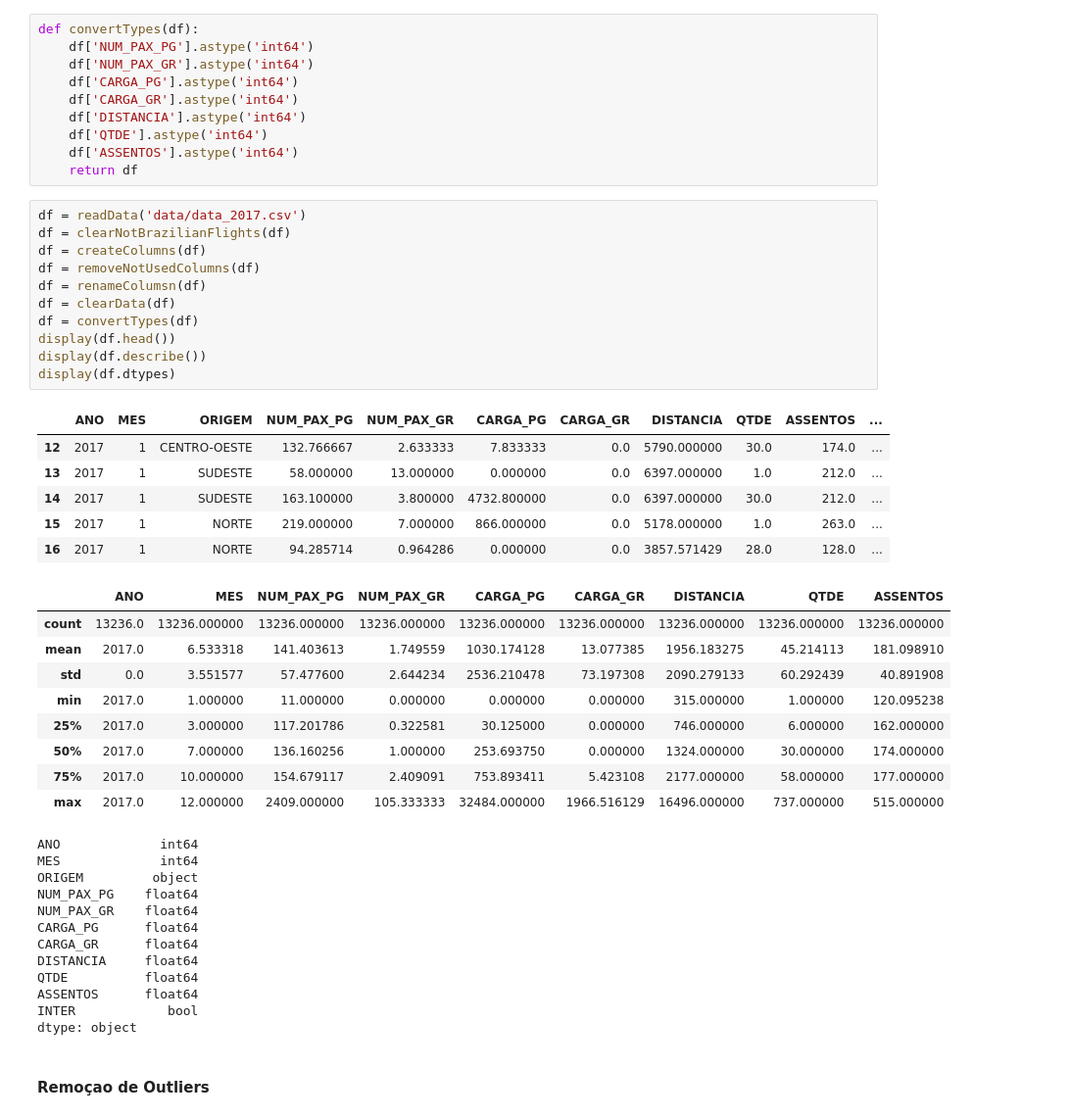
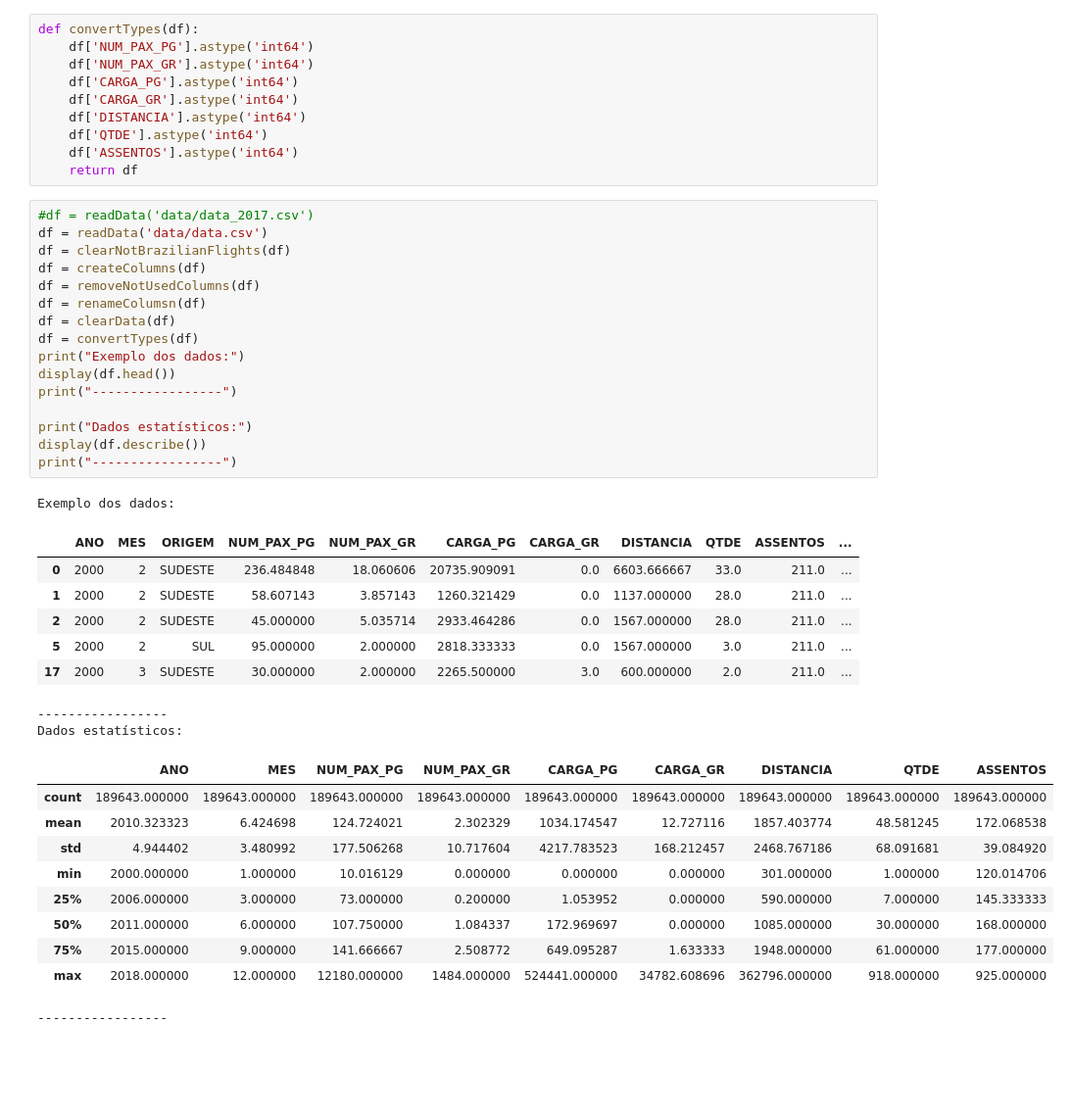
Before and after one commit to tassotirap/data-science, a Jupyter notebook: ds-udacity/nanodegree/projetos/final/Projeto.ipynb, the cells around one changed output. Shown at 98% size. Cells and saved outputs as stored; diff of their text form; blank space fills up the shorter version.

```diff
--- a/ds-udacity/nanodegree/projetos/final/Projeto.ipynb
+++ b/ds-udacity/nanodegree/projetos/final/Projeto.ipynb
@@ -91,43 +104,38 @@ def convertTypes(df):
     df['ASSENTOS'].astype('int64')
     return df
 # %%
-df = readData('data/data_2017.csv')
+#df = readData('data/data_2017.csv')
+df = readData('data/data.csv')
 df = clearNotBrazilianFlights(df)
 df = createColumns(df)
 df = removeNotUsedColumns(df)
 df = renameColumsn(df)
 df = clearData(df)
 df = convertTypes(df)
+print("Exemplo dos dados:")
 display(df.head())
+print("-----------------")
+
+print("Dados estatísticos:")
 display(df.describe())
-display(df.dtypes)
+print("-----------------")
 # %% [output]
+Exemplo dos dados:
 |  | ANO | MES | ORIGEM | NUM_PAX_PG | NUM_PAX_GR | CARGA_PG | CARGA_GR | DISTANCIA | QTDE | ASSENTOS | ... |
-| 12 | 2017 | 1 | CENTRO-OESTE | 132.766667 | 2.633333 | 7.833333 | 0.0 | 5790.000000 | 30.0 | 174.0 | ... |
-| 13 | 2017 | 1 | SUDESTE | 58.000000 | 13.000000 | 0.000000 | 0.0 | 6397.000000 | 1.0 | 212.0 | ... |
-| 14 | 2017 | 1 | SUDESTE | 163.100000 | 3.800000 | 4732.800000 | 0.0 | 6397.000000 | 30.0 | 212.0 | ... |
-| 15 | 2017 | 1 | NORTE | 219.000000 | 7.000000 | 866.000000 | 0.0 | 5178.000000 | 1.0 | 263.0 | ... |
-| 16 | 2017 | 1 | NORTE | 94.285714 | 0.964286 | 0.000000 | 0.0 | 3857.571429 | 28.0 | 128.0 | ... |
+| 0 | 2000 | 2 | SUDESTE | 236.484848 | 18.060606 | 20735.909091 | 0.0 | 6603.666667 | 33.0 | 211.0 | ... |
+| 1 | 2000 | 2 | SUDESTE | 58.607143 | 3.857143 | 1260.321429 | 0.0 | 1137.000000 | 28.0 | 211.0 | ... |
+| 2 | 2000 | 2 | SUDESTE | 45.000000 | 5.035714 | 2933.464286 | 0.0 | 1567.000000 | 28.0 | 211.0 | ... |
+| 5 | 2000 | 2 | SUL | 95.000000 | 2.000000 | 2818.333333 | 0.0 | 1567.000000 | 3.0 | 211.0 | ... |
+| 17 | 2000 | 3 | SUDESTE | 30.000000 | 2.000000 | 2265.500000 | 3.0 | 600.000000 | 2.0 | 211.0 | ... |
+-----------------
+Dados estatísticos:
 |  | ANO | MES | NUM_PAX_PG | NUM_PAX_GR | CARGA_PG | CARGA_GR | DISTANCIA | QTDE | ASSENTOS |
-| count | 13236.0 | 13236.000000 | 13236.000000 | 13236.000000 | 13236.000000 | 13236.000000 | 13236.000000 | 13236.000000 | 13236.000000 |
-| mean | 2017.0 | 6.533318 | 141.403613 | 1.749559 | 1030.174128 | 13.077385 | 1956.183275 | 45.214113 | 181.098910 |
-| std | 0.0 | 3.551577 | 57.477600 | 2.644234 | 2536.210478 | 73.197308 | 2090.279133 | 60.292439 | 40.891908 |
-| min | 2017.0 | 1.000000 | 11.000000 | 0.000000 | 0.000000 | 0.000000 | 315.000000 | 1.000000 | 120.095238 |
-| 25% | 2017.0 | 3.000000 | 117.201786 | 0.322581 | 30.125000 | 0.000000 | 746.000000 | 6.000000 | 162.000000 |
-| 50% | 2017.0 | 7.000000 | 136.160256 | 1.000000 | 253.693750 | 0.000000 | 1324.000000 | 30.000000 | 174.000000 |
-| 75% | 2017.0 | 10.000000 | 154.679117 | 2.409091 | 753.893411 | 5.423108 | 2177.000000 | 58.000000 | 177.000000 |
-| max | 2017.0 | 12.000000 | 2409.000000 | 105.333333 | 32484.000000 | 1966.516129 | 16496.000000 | 737.000000 | 515.000000 |
+| count | 189643.000000 | 189643.000000 | 189643.000000 | 189643.000000 | 189643.000000 | 189643.000000 | 189643.000000 | 189643.000000 | 189643.000000 |
+| mean | 2010.323323 | 6.424698 | 124.724021 | 2.302329 | 1034.174547 | 12.727116 | 1857.403774 | 48.581245 | 172.068538 |
+| std | 4.944402 | 3.480992 | 177.506268 | 10.717604 | 4217.783523 | 168.212457 | 2468.767186 | 68.091681 | 39.084920 |
+| min | 2000.000000 | 1.000000 | 10.016129 | 0.000000 | 0.000000 | 0.000000 | 301.000000 | 1.000000 | 120.014706 |
+| 25% | 2006.000000 | 3.000000 | 73.000000 | 0.200000 | 1.053952 | 0.000000 | 590.000000 | 7.000000 | 145.333333 |
+| 50% | 2011.000000 | 6.000000 | 107.750000 | 1.084337 | 172.969697 | 0.000000 | 1085.000000 | 30.000000 | 168.000000 |
+| 75% | 2015.000000 | 9.000000 | 141.666667 | 2.508772 | 649.095287 | 1.633333 | 1948.000000 | 61.000000 | 177.000000 |
+| max | 2018.000000 | 12.000000 | 12180.000000 | 1484.000000 | 524441.000000 | 34782.608696 | 362796.000000 | 918.000000 | 925.000000 |
-ANO             int64
-MES             int64
-ORIGEM         object
-NUM_PAX_PG    float64
-NUM_PAX_GR    float64
-CARGA_PG      float64
-CARGA_GR      float64
-DISTANCIA     float64
-QTDE          float64
-ASSENTOS      float64
-INTER            bool
-dtype: object
+-----------------
-# %% [markdown]
-#### Remoçao de Outliers
```
Also changed, not shown: parts of 20 cells of this notebook.
